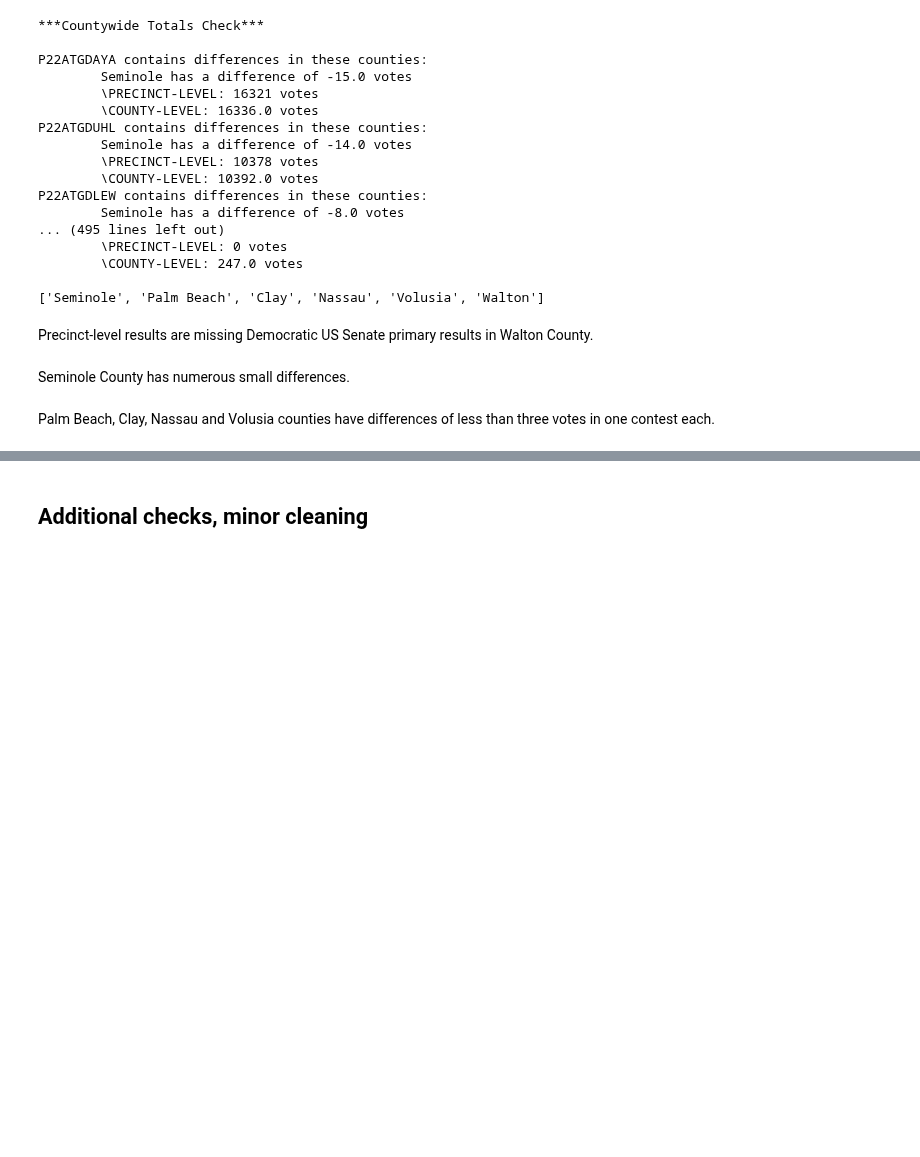
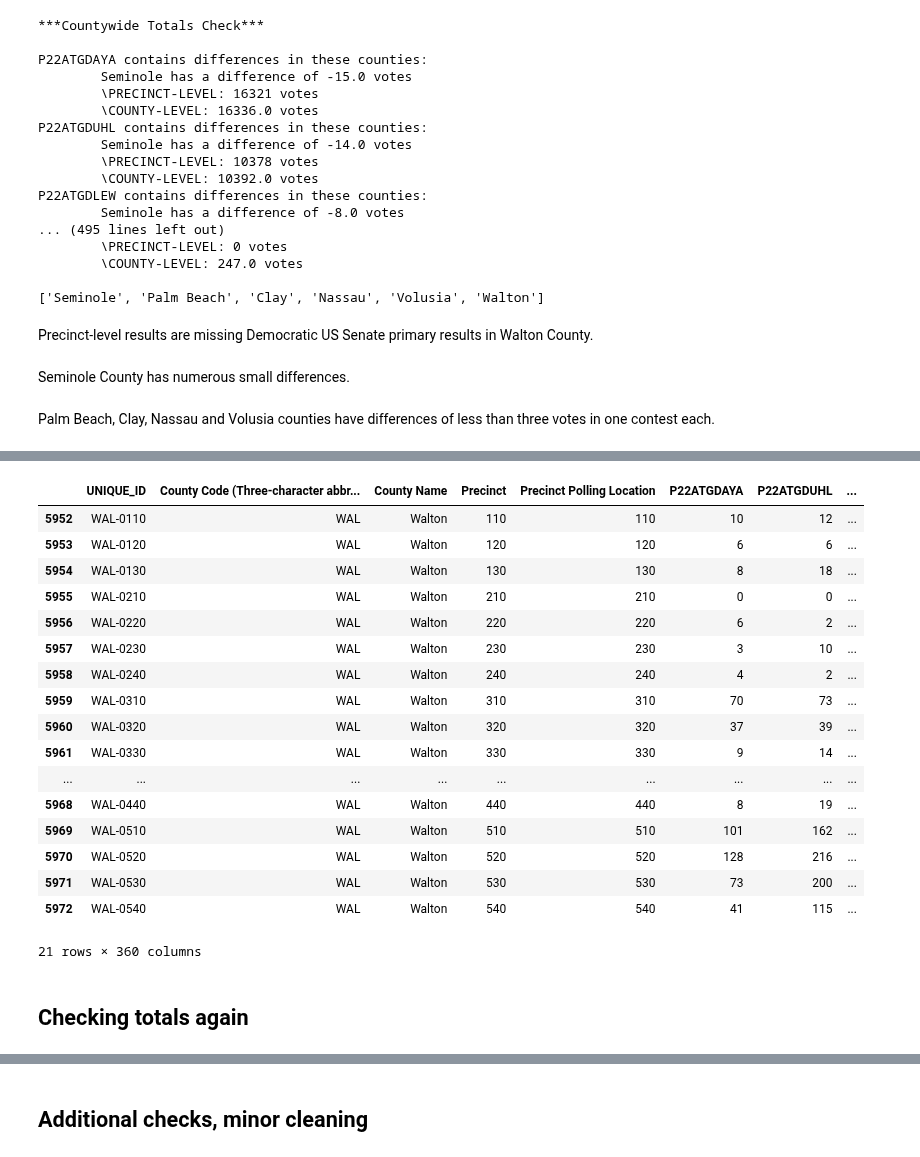
Before and after one commit to nonpartisan-redistricting-datahub/pber_collection, a Jupyter notebook: FL/2022/prim/fl_prim_2022_v2.ipynb, the cells around one changed output, grey strips where cells are left out. Cells and saved outputs as stored; diff of their text form; code cells hidden in the pictures; blank space fills up the shorter version.

Commit message:
Update to include missing Walton County data

```diff
--- a/FL/2022/prim/fl_prim_2022.ipynb
+++ b/FL/2022/prim/fl_prim_2022_v2.ipynb
@@ -817,0 +825,8 @@ Palm Beach, Clay, Nassau and Volusia counties have differences of less than thre
+# %%
+#Merge split precincts
+walton = walton.groupby(['Precinct Name', 'Candidate Issue'])['Total Votes'].sum().reset_index()
+# %%
+#Set up precinct ID to map to pivoted dataframe
+walton['prec_num'] = walton['Precinct Name'].astype(str).str.zfill(4)
+walton['UNIQUE_ID'] = "WAL-"+ walton.prec_num
+walton.head()
@@ -817,0 +840,10 @@ Palm Beach, Clay, Nassau and Volusia counties have differences of less than thre
+# %%
+#Set up cand_col IDs in Walton dataframe to map pivoted dataframe columns
+wal_cands = {'Brian Rush': 'P22USSDRUS',
+    'Ricardo De La Fuente': 'P22USSDDEL',
+    'Val Demings': 'P22USSDDEM',
+    'William Sanchez': 'P22USSDSAN'}
+
+walton['cand_col'] = walton['Candidate Issue'].map(wal_cands)
+
+walton.cand_col.unique()
@@ -817,0 +863,48 @@ Palm Beach, Clay, Nassau and Volusia counties have differences of less than thre
+# %%
+#Create function to map the data
+def map_walton_to_pivoted(walton_df, pivot):
+
+    #Set the index of the pivoted DataFrame to "UNIQUE_ID"
+    pivot.set_index('UNIQUE_ID', inplace=True)
+
+    #Iterate through the rows of the Walton DataFrame
+    for index, row in walton_df.iterrows():
+        cand = row['cand_col']
+        prec_id = row['UNIQUE_ID']
+        total_votes = row['Total Votes']
+
+        #Check if the candidate column exists in the pivoted DataFrame
+        if cand in pivot.columns:
+
+           #Populate the cell with the Total Votes value
+           pivot.at[prec_id, cand] = total_votes
+
+    pivot = pivot.reset_index()
+    return pivot
+# %%
+#Apply the function
+pivoted_2022 = map_walton_to_pivoted(walton, pivoted_2022)
+
+#Look at data
+display(pivoted_2022[pivoted_2022['County Name'] =='Walton'])
+# %% [output]
+|  | UNIQUE_ID | County Code (Three-character abbr... | County Name | Precinct | Precinct Polling Location | P22ATGDAYA | P22ATGDUHL | ... |
+| 5952 | WAL-0110 | WAL | Walton | 110 | 110 | 10 | 12 | ... |
+| 5953 | WAL-0120 | WAL | Walton | 120 | 120 | 6 | 6 | ... |
+| 5954 | WAL-0130 | WAL | Walton | 130 | 130 | 8 | 18 | ... |
+| 5955 | WAL-0210 | WAL | Walton | 210 | 210 | 0 | 0 | ... |
+| 5956 | WAL-0220 | WAL | Walton | 220 | 220 | 6 | 2 | ... |
+| 5957 | WAL-0230 | WAL | Walton | 230 | 230 | 3 | 10 | ... |
+| 5958 | WAL-0240 | WAL | Walton | 240 | 240 | 4 | 2 | ... |
+| 5959 | WAL-0310 | WAL | Walton | 310 | 310 | 70 | 73 | ... |
+| 5960 | WAL-0320 | WAL | Walton | 320 | 320 | 37 | 39 | ... |
+| 5961 | WAL-0330 | WAL | Walton | 330 | 330 | 9 | 14 | ... |
+| ... | ... | ... | ... | ... | ... | ... | ... | ... |
+| 5968 | WAL-0440 | WAL | Walton | 440 | 440 | 8 | 19 | ... |
+| 5969 | WAL-0510 | WAL | Walton | 510 | 510 | 101 | 162 | ... |
+| 5970 | WAL-0520 | WAL | Walton | 520 | 520 | 128 | 216 | ... |
+| 5971 | WAL-0530 | WAL | Walton | 530 | 530 | 73 | 200 | ... |
+| 5972 | WAL-0540 | WAL | Walton | 540 | 540 | 41 | 115 | ... |
+21 rows × 360 columns
+# %% [markdown]
+## Checking totals again
```
Also changed, not shown: parts of 11 cells of this notebook, 1 other file.
